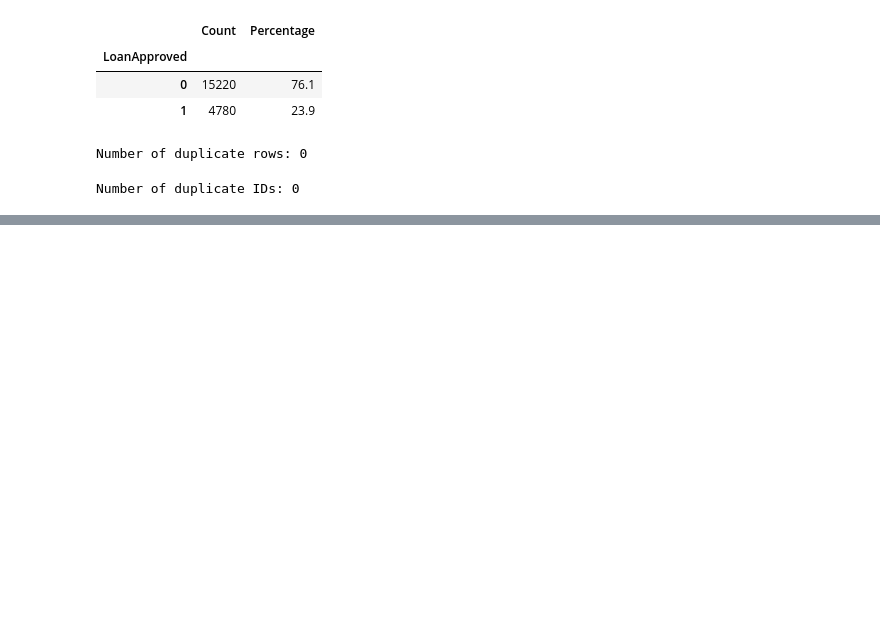
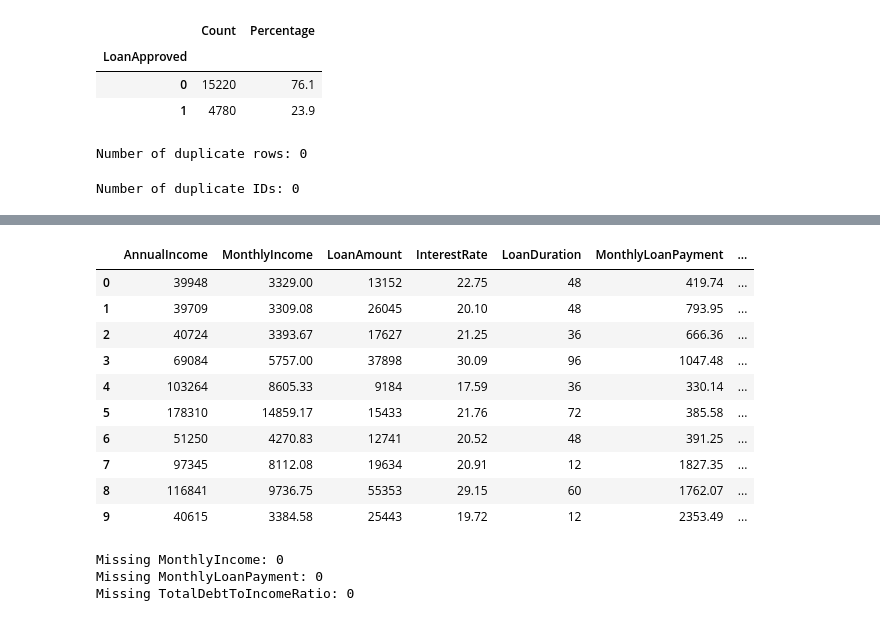
Before and after one commit to abilash3232-byte/CMP7005-PROGRAMMING-FOR-DATA-ANALYSIS, a Jupyter notebook: notebooks/CMP7005_PRAC.ipynb, the cells around one changed output, grey strips where cells are left out. Drawn from its saved outputs; the diff is of its cells as text; code cells hidden in the pictures; blank space fills up the shorter version.

```diff
--- a/notebooks/CMP7005_PRAC.ipynb
+++ b/notebooks/CMP7005_PRAC.ipynb
@@ -569,0 +776,7 @@ Number of duplicate IDs: 0
+# %%
+cleaned_df.drop(
+    columns=["Experience_ds1", "Experience_ds2"],
+    inplace=True
+)
+
+print([col for col in cleaned_df.columns if "Experience" in col])
@@ -569,0 +1023,4 @@ Number of duplicate IDs: 0
+# %%
+monthly_interest_rate = (
+    cleaned_df["InterestRate"] / 100 / 12
+)
@@ -569,0 +1069,9 @@ Number of duplicate IDs: 0
+# %%
+cleaned_df["TotalDebtToIncomeRatio"] = (
+    (
+        cleaned_df["MonthlyLoanPayment"]
+        + cleaned_df["MonthlyDebtPayments"]
+    )
+    * 100
+    / cleaned_df["MonthlyIncome"]
+)
@@ -569,0 +1099,56 @@ Number of duplicate IDs: 0
+# %%
+cleaned_df["MonthlyIncome"] = (
+    cleaned_df["MonthlyIncome"].round(2)
+)
+
+cleaned_df["MonthlyLoanPayment"] = (
+    cleaned_df["MonthlyLoanPayment"].round(2)
+)
+
+cleaned_df["TotalDebtToIncomeRatio"] = (
+    cleaned_df["TotalDebtToIncomeRatio"].round(2)
+)
+# %%
+cleaned_df[
+    [
+        "AnnualIncome",
+        "MonthlyIncome",
+        "LoanAmount",
+        "InterestRate",
+        "LoanDuration",
+        "MonthlyLoanPayment",
+        "MonthlyDebtPayments",
+        "TotalDebtToIncomeRatio"
+    ]
+].head(10)
+# %% [output]
+|  | AnnualIncome | MonthlyIncome | LoanAmount | InterestRate | LoanDuration | MonthlyLoanPayment | ... |
+| 0 | 39948 | 3329.00 | 13152 | 22.75 | 48 | 419.74 | ... |
+| 1 | 39709 | 3309.08 | 26045 | 20.10 | 48 | 793.95 | ... |
+| 2 | 40724 | 3393.67 | 17627 | 21.25 | 36 | 666.36 | ... |
+| 3 | 69084 | 5757.00 | 37898 | 30.09 | 96 | 1047.48 | ... |
+| 4 | 103264 | 8605.33 | 9184 | 17.59 | 36 | 330.14 | ... |
+| 5 | 178310 | 14859.17 | 15433 | 21.76 | 72 | 385.58 | ... |
+| 6 | 51250 | 4270.83 | 12741 | 20.52 | 48 | 391.25 | ... |
+| 7 | 97345 | 8112.08 | 19634 | 20.91 | 12 | 1827.35 | ... |
+| 8 | 116841 | 9736.75 | 55353 | 29.15 | 60 | 1762.07 | ... |
+| 9 | 40615 | 3384.58 | 25443 | 19.72 | 12 | 2353.49 | ... |
+# %%
+print(
+    "Missing MonthlyIncome:",
+    cleaned_df["MonthlyIncome"].isnull().sum()
+)
+
+print(
+    "Missing MonthlyLoanPayment:",
+    cleaned_df["MonthlyLoanPayment"].isnull().sum()
+)
+
+print(
+    "Missing TotalDebtToIncomeRatio:",
+    cleaned_df["TotalDebtToIncomeRatio"].isnull().sum()
+)
+# %% [output]
+Missing MonthlyIncome: 0
+Missing MonthlyLoanPayment: 0
+Missing TotalDebtToIncomeRatio: 0
```
Also changed, not shown: parts of 57 cells of this notebook, 1 other file.
